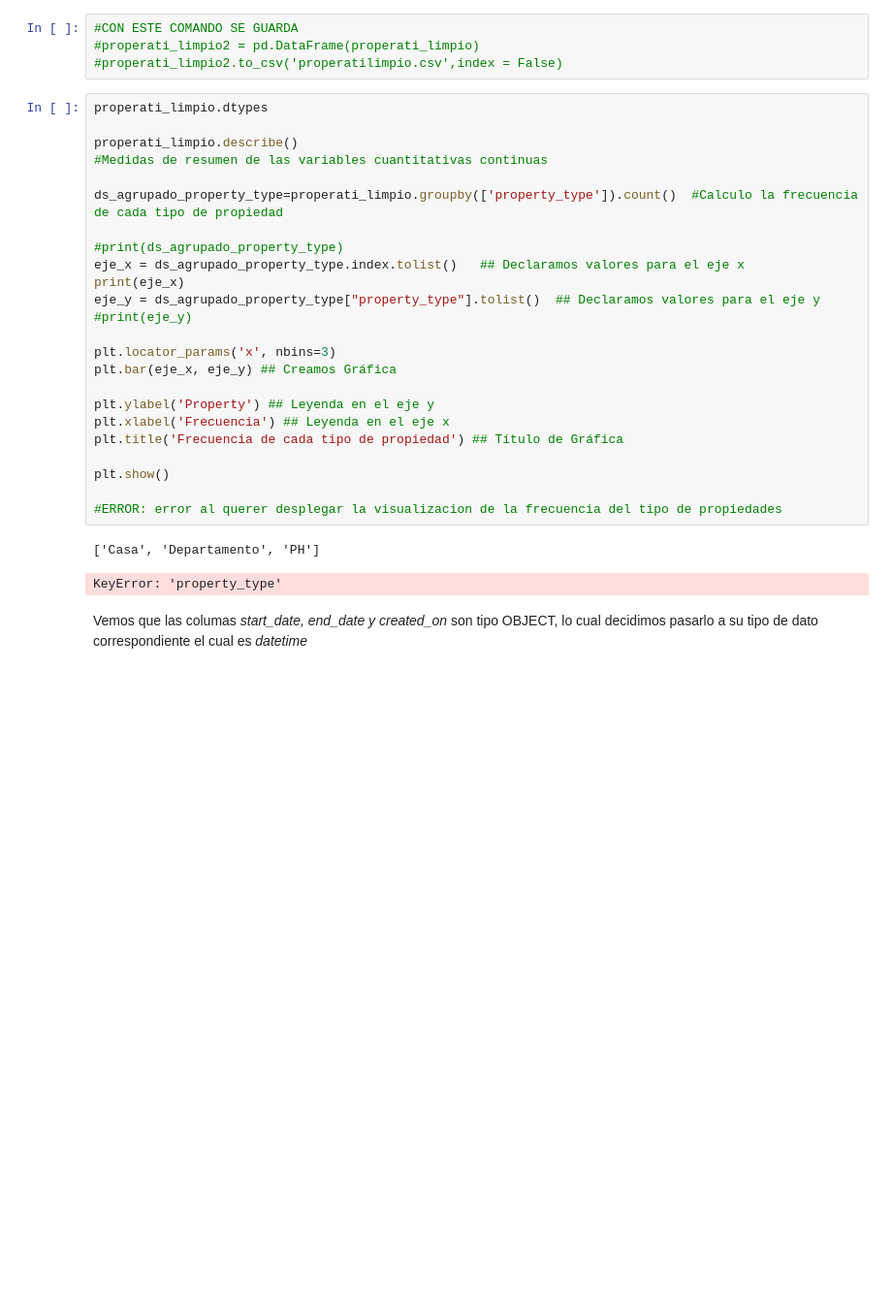
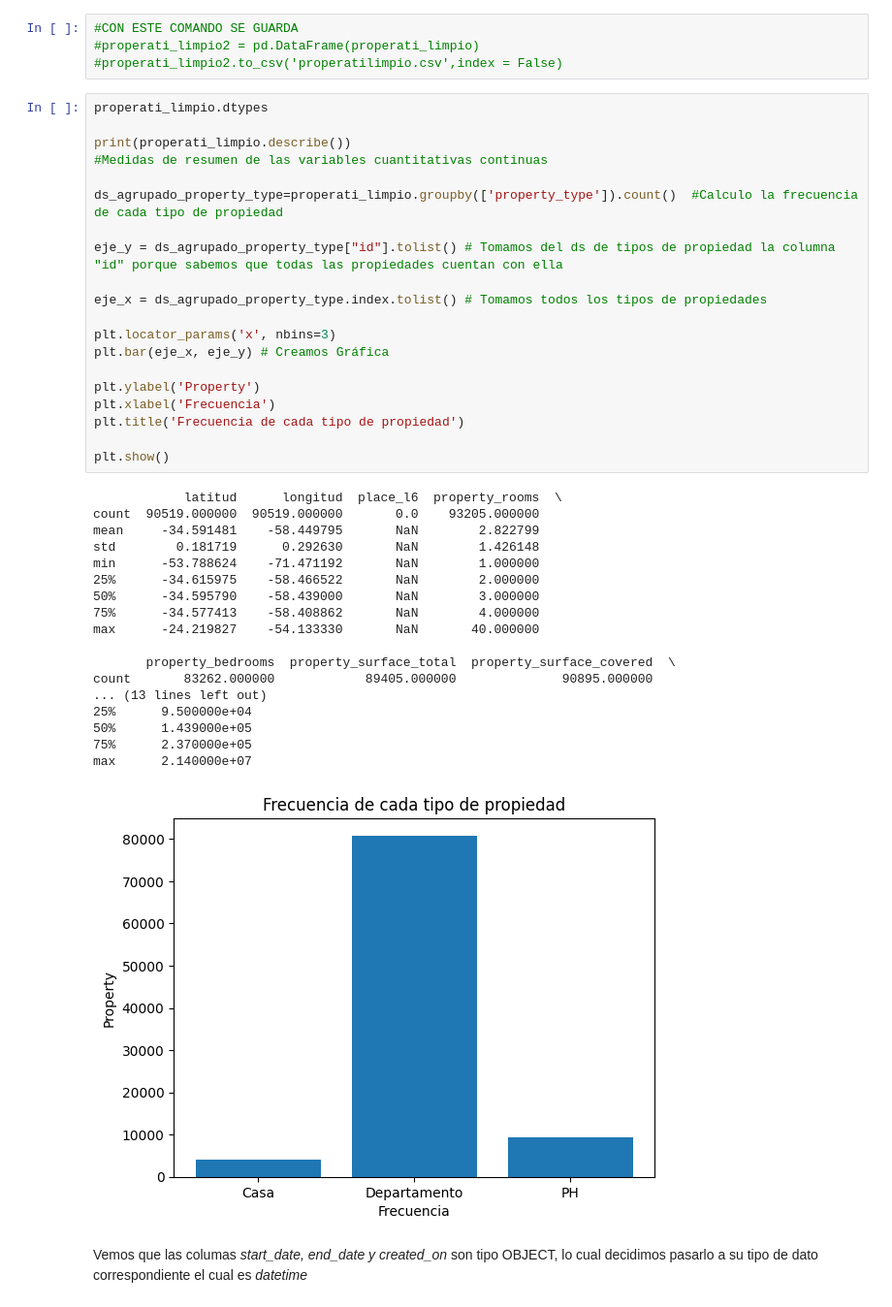
Before and after one commit to decouflet/7506R-2C2022-GRUPO15, a Jupyter notebook: TP1_orga_del_datos.ipynb, the cells around one changed output. Shown at 97% size. Cells and saved outputs as stored; diff of their text form; blank space fills up the shorter version.

Commit message:
Se agregan medidas de resumen y correcion de visualizacion

```diff
--- a/TP1_orga_del_datos.ipynb
+++ b/TP1_orga_del_datos.ipynb
@@ -116,30 +116,42 @@ Vemos que el dataframe reduce su tamaño
 # %%
 properati_limpio.dtypes
 
-properati_limpio.describe()
+print(properati_limpio.describe())
 #Medidas de resumen de las variables cuantitativas continuas
 
 ds_agrupado_property_type=properati_limpio.groupby(['property_type']).count()  #Calculo la frecuencia de cada tipo de propiedad
 
-#print(ds_agrupado_property_type)
-eje_x = ds_agrupado_property_type.index.tolist()   ## Declaramos valores para el eje x
-print(eje_x)
-eje_y = ds_agrupado_property_type["property_type"].tolist()  ## Declaramos valores para el eje y
-#print(eje_y)
+eje_y = ds_agrupado_property_type["id"].tolist() # Tomamos del ds de tipos de propiedad la columna "id" porque sabemos que todas las propiedades cuentan con ella
+
+eje_x = ds_agrupado_property_type.index.tolist() # Tomamos todos los tipos de propiedades
 
 plt.locator_params('x', nbins=3)
-plt.bar(eje_x, eje_y) ## Creamos Gráfica
+plt.bar(eje_x, eje_y) # Creamos Gráfica
 
-plt.ylabel('Property') ## Leyenda en el eje y
-plt.xlabel('Frecuencia') ## Leyenda en el eje x
-plt.title('Frecuencia de cada tipo de propiedad') ## Título de Gráfica
+plt.ylabel('Property')
+plt.xlabel('Frecuencia')
+plt.title('Frecuencia de cada tipo de propiedad')
 
 plt.show()
-
-#ERROR: error al querer desplegar la visualizacion de la frecuencia del tipo de propiedades
 # %% [output]
-['Casa', 'Departamento', 'PH']
+            latitud      longitud  place_l6  property_rooms  \
+count  90519.000000  90519.000000       0.0    93205.000000
+mean     -34.591481    -58.449795       NaN        2.822799
+std        0.181719      0.292630       NaN        1.426148
+min      -53.788624    -71.471192       NaN        1.000000
+25%      -34.615975    -58.466522       NaN        2.000000
+50%      -34.595790    -58.439000       NaN        3.000000
+75%      -34.577413    -58.408862       NaN        4.000000
+max      -24.219827    -54.133330       NaN       40.000000
+
+       property_bedrooms  property_surface_total  property_surface_covered  \
+count       83262.000000            89405.000000              90895.000000
+... (13 lines left out)
+25%      9.500000e+04
+50%      1.439000e+05
+75%      2.370000e+05
+max      2.140000e+07
-KeyError: 'property_type'
+[figure, added]
 # %% [markdown]
 Vemos que las columas *start_date, end_date y created_on* son tipo OBJECT, lo cual decidimos pasarlo a su tipo de dato correspondiente el cual es *datetime*
 # %%
```
